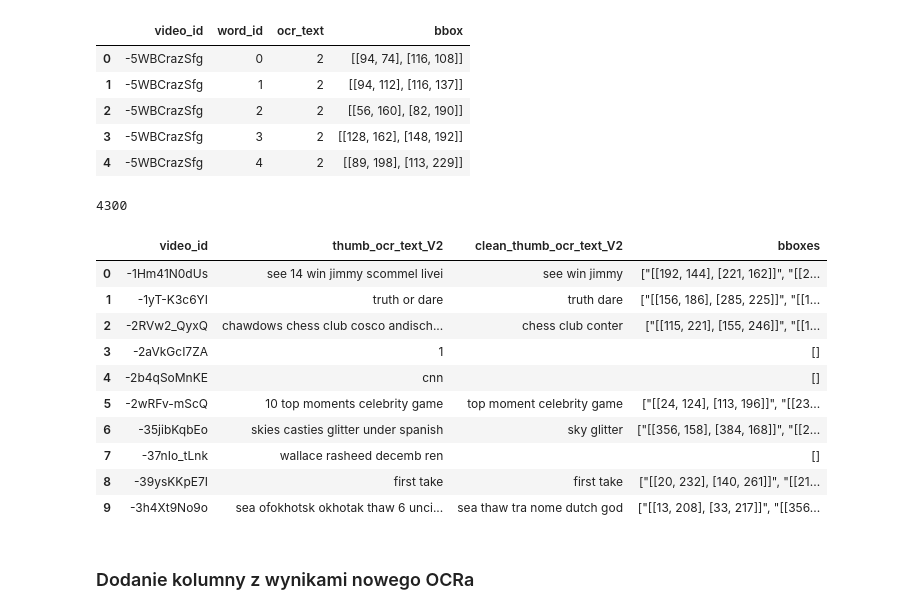
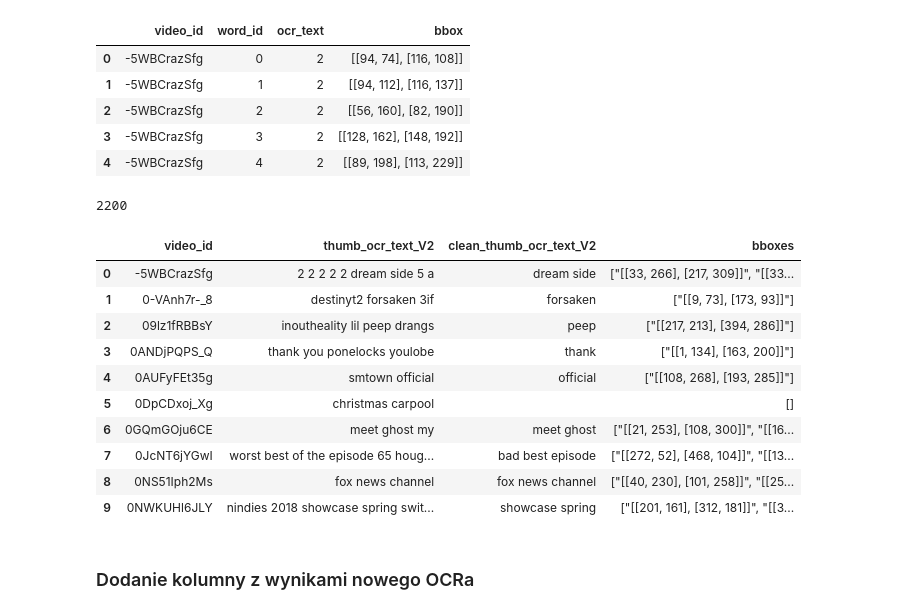
Before and after one commit to AdamKlejda/PED_YT, a Jupyter notebook: Etap2LiLatee_GB.ipynb, the cells around one changed output. Drawn from its saved outputs; the diff is of its cells as text; code cells hidden in the pictures.

```diff
--- a/Etap2LiLatee_GB.ipynb
+++ b/Etap2LiLatee_GB.ipynb
@@ -288,7 +279,7 @@ loading pretrained model from deep-text-recognition-benchmark/TPS-ResNet-BiLSTM-
 # %% [markdown]
 ### CHECKPOINT
 # %%
-df_ocr = pd.read_csv(f"./our_data/Etap2/etap2_ocr_{region}.csv")
+df_ocr = pd.read_csv(f"./our_data/Etap2/etap2_{region}_ocr.csv")
 df_ocr[:5]
 # %% [output]
 |  | video_id | word_id | ocr_text | bbox |
@@ -300,20 +291,21 @@ df_ocr[:5]
 # %%
 from prepareCSV import concatAndCleanOcrTextV2
 df_ocr = df_ocr.groupby(by="video_id", axis=0).apply(lambda x: concatAndCleanOcrTextV2(x)).reset_index()
+df_ocr.to_csv(f"our_data/Etap2/etap2_{region}_ocr_groupby.csv", index=False)
 df_ocr[:10]
 # %% [output]
-4300
+2200
 |  | video_id | thumb_ocr_text_V2 | clean_thumb_ocr_text_V2 | bboxes |
-| 0 | -1Hm41N0dUs | see 14 win jimmy scommel livei | see win jimmy | ["[[192, 144], [221, 162]]", "[[2... |
-| 1 | -1yT-K3c6YI | truth or dare | truth dare | ["[[156, 186], [285, 225]]", "[[1... |
-| 2 | -2RVw2_QyxQ | chawdows chess club cosco andisch... | chess club conter | ["[[115, 221], [155, 246]]", "[[1... |
-| 3 | -2aVkGcI7ZA | 1 |  | [] |
-| 4 | -2b4qSoMnKE | cnn |  | [] |
-| 5 | -2wRFv-mScQ | 10 top moments celebrity game | top moment celebrity game | ["[[24, 124], [113, 196]]", "[[23... |
-| 6 | -35jibKqbEo | skies casties glitter under spanish | sky glitter | ["[[356, 158], [384, 168]]", "[[2... |
-| 7 | -37nIo_tLnk | wallace rasheed decemb ren |  | [] |
-| 8 | -39ysKKpE7I | first take | first take | ["[[20, 232], [140, 261]]", "[[21... |
-| 9 | -3h4Xt9No9o | sea ofokhotsk okhotak thaw 6 unci... | sea thaw tra nome dutch god | ["[[13, 208], [33, 217]]", "[[356... |
+| 0 | -5WBCrazSfg | 2 2 2 2 2 dream side 5 a | dream side | ["[[33, 266], [217, 309]]", "[[33... |
+| 1 | 0-VAnh7r-_8 | destinyt2 forsaken 3if | forsaken | ["[[9, 73], [173, 93]]"] |
+| 2 | 09lz1fRBBsY | inoutheality lil peep drangs | peep | ["[[217, 213], [394, 286]]"] |
+| 3 | 0ANDjPQPS_Q | thank you ponelocks youlobe | thank | ["[[1, 134], [163, 200]]"] |
+| 4 | 0AUFyFEt35g | smtown official | official | ["[[108, 268], [193, 285]]"] |
+| 5 | 0DpCDxoj_Xg | christmas carpool |  | [] |
+| 6 | 0GQmGOju6CE | meet ghost my | meet ghost | ["[[21, 253], [108, 300]]", "[[16... |
+| 7 | 0JcNT6jYGwI | worst best of the episode 65 houg... | bad best episode | ["[[272, 52], [468, 104]]", "[[13... |
+| 8 | 0NS51Iph2Ms | fox news channel | fox news channel | ["[[40, 230], [101, 258]]", "[[25... |
+| 9 | 0NWKUHl6JLY | nindies 2018 showcase spring swit... | showcase spring | ["[[201, 161], [312, 181]]", "[[3... |
 # %% [markdown]
 ### Dodanie kolumny z wynikami nowego OCRa
 # %%
```
Also changed, not shown: parts of 15 cells of this notebook, 8 other files.
